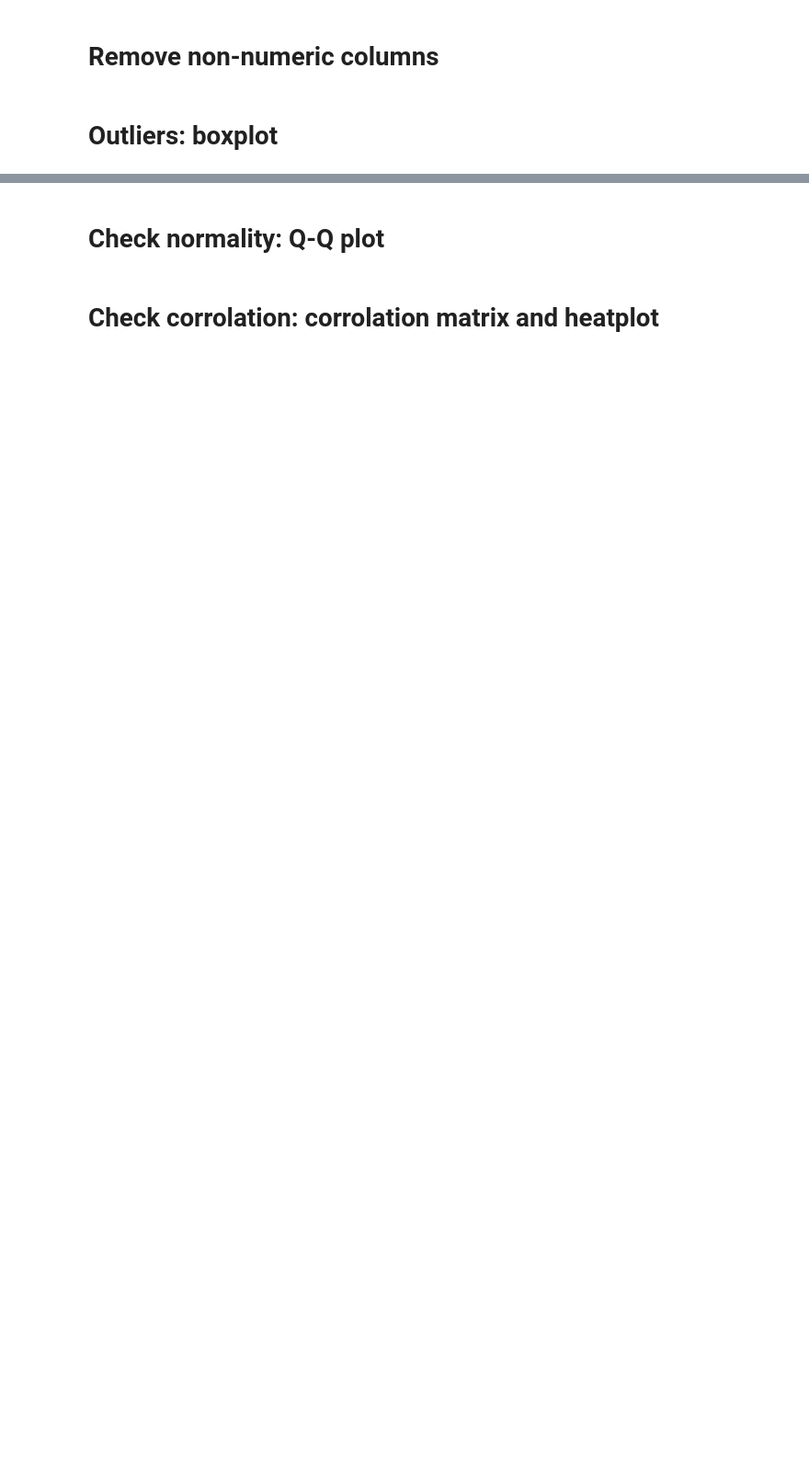
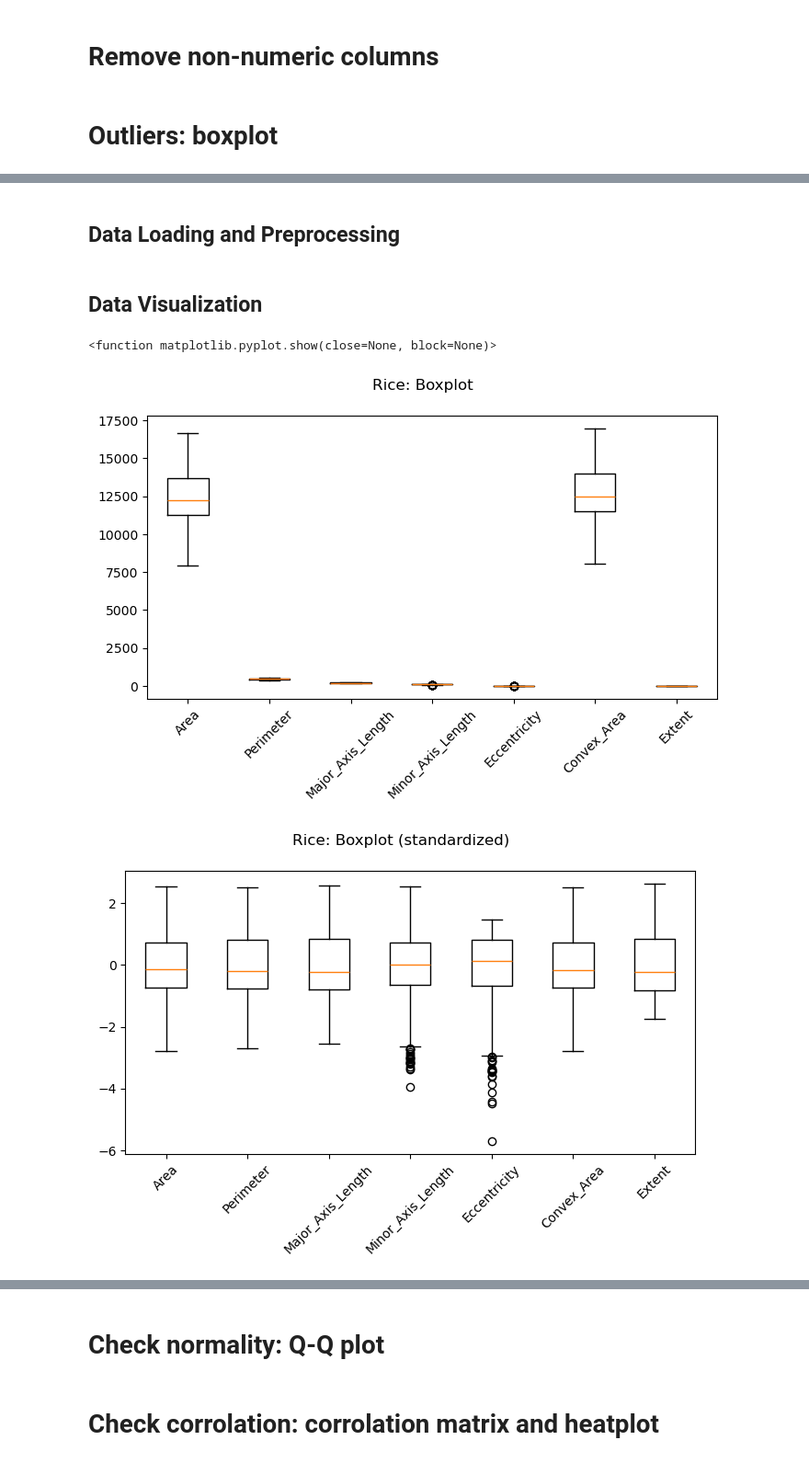
Before and after one commit to dzzz707/02450project1-group66, a Jupyter notebook: group66.ipynb, the cells around one changed output, grey strips where cells are left out. Shown: that part at 92% size. Drawn from its saved outputs; the diff is of its cells as text; code cells hidden in the pictures; blank space fills up the shorter version.

```diff
--- a/group66.ipynb
+++ b/group66.ipynb
@@ -180,0 +28,45 @@ Ran project1_data Outliers
+# %% [markdown]
+## Data Loading and Preprocessing
+# %%
+# Select columns for analysis
+raw_data = data_numeric.values
+cols = range(0, 7)
+X_raw = raw_data[:, cols]
+X = X_raw.astype('float64')
+
+# Retrieve attribute names and class labels
+attributeNames = np.array(data.columns[cols])
+classLabels = np.array(raw_data[:, -1])
+classNames = np.unique(classLabels)
+C = np.array(int(len(classNames)))
+
+# Convert class labels into numerical format
+y = np.empty(X.shape[0])
+for i in range(0, X.shape[0]):
+    y[i] = 0 if classLabels[i] == "b'Cammeo'" else 1
+y = y.astype(int)
+
+
+# Number of attributes and samples
+M = np.array((len(attributeNames)))
+N = np.array((len(y)))
+# %% [markdown]
+## Data Visualization
+# %%
+# Box plot of each attribute
+plt.figure(figsize=(8, 4))
+plt.suptitle("Rice: Boxplot")
+plt.boxplot(X)
+plt.xticks(range(1, M + 1), attributeNames, rotation=45);
+
+# Box plot of standardized data to identify outliers
+plt.figure(figsize=(8, 4))
+plt.suptitle("Rice: Boxplot (standardized)")
+plt.boxplot(zscore(X, ddof=1))
+plt.xticks(range(1, M + 1), attributeNames, rotation=45);
+
+plt.show
+# %% [output]
+<function matplotlib.pyplot.show(close=None, block=None)>
+[figure, added]
+[figure, added]
```
Also changed, not shown: parts of 7 cells of this notebook.
